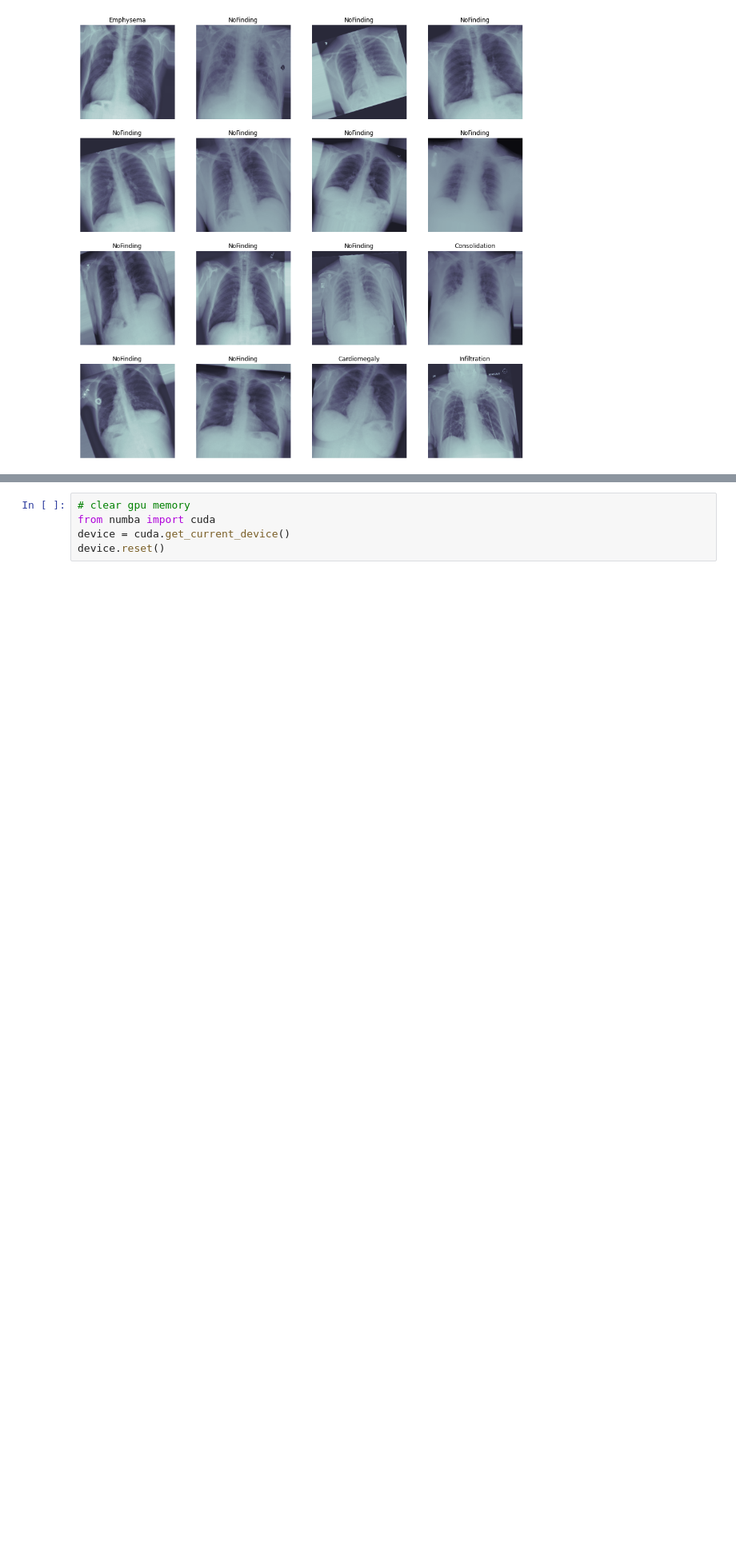
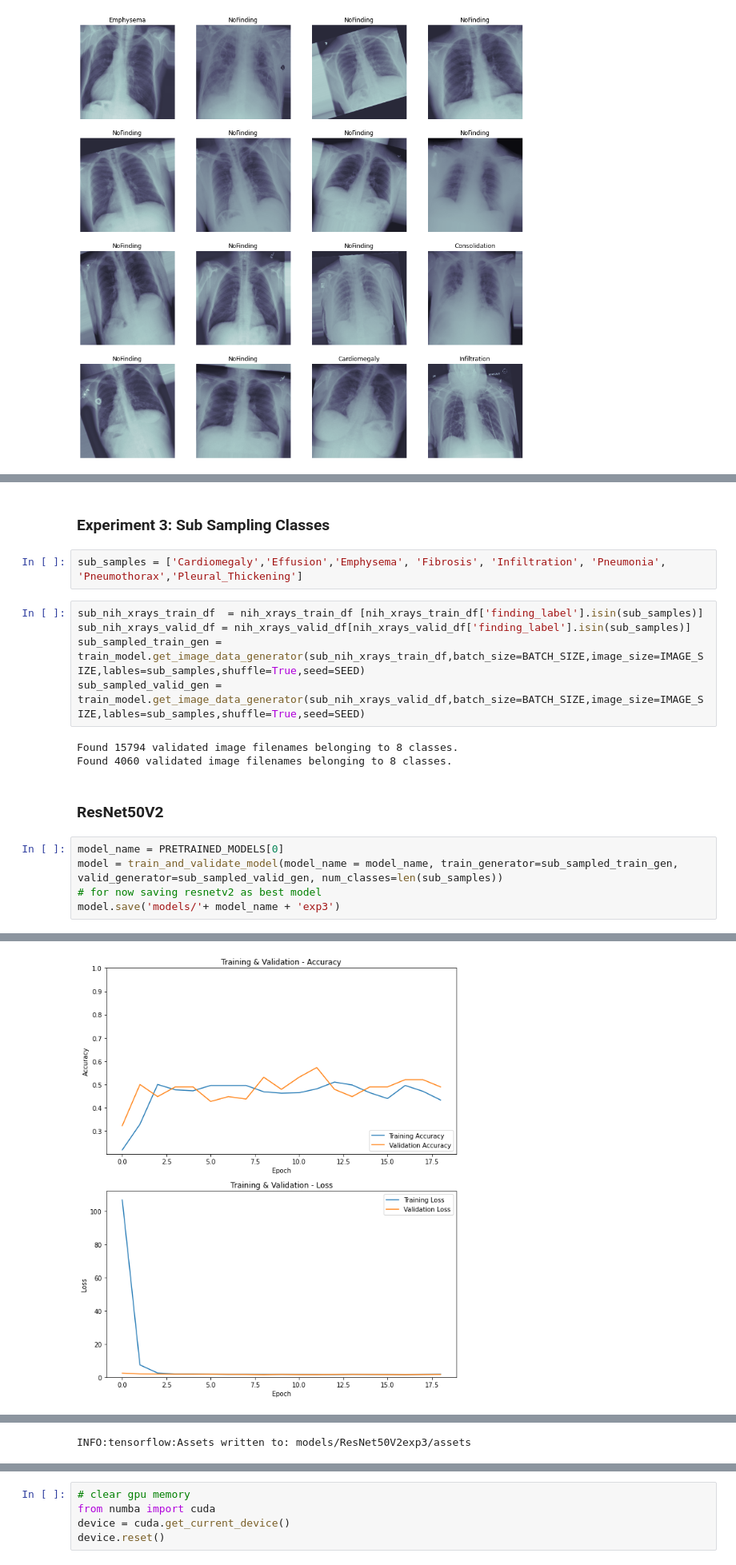
Before and after one commit to jayhombal/covid19-image-detection, a Jupyter notebook: notebooks/COVID-19-Image-Classification-phase1.ipynb, the cells around one changed output, grey strips where cells are left out. Shown: that part at 80% size. Drawn from its saved outputs; the diff is of its cells as text; blank space fills up the shorter version.

```diff
--- a/notebooks/COVID-19-Image-Classification-phase1.ipynb
+++ b/notebooks/COVID-19-Image-Classification-phase1.ipynb
@@ -394,0 +352,20 @@ Fine-Tuned VGG16 Accuracy and Loss plots
+# %% [markdown]
+### Experiment 3: Sub Sampling Classes
+# %%
+sub_samples = ['Cardiomegaly','Effusion','Emphysema', 'Fibrosis', 'Infiltration', 'Pneumonia', 'Pneumothorax','Pleural_Thickening']
+# %%
+sub_nih_xrays_train_df  = nih_xrays_train_df [nih_xrays_train_df['finding_label'].isin(sub_samples)]
+sub_nih_xrays_valid_df = nih_xrays_valid_df[nih_xrays_valid_df['finding_label'].isin(sub_samples)]
+sub_sampled_train_gen = train_model.get_image_data_generator(sub_nih_xrays_train_df,batch_size=BATCH_SIZE,image_size=IMAGE_SIZE,lables=sub_samples,shuffle=True,seed=SEED)
+sub_sampled_valid_gen = train_model.get_image_data_generator(sub_nih_xrays_valid_df,batch_size=BATCH_SIZE,image_size=IMAGE_SIZE,lables=sub_samples,shuffle=True,seed=SEED)
+# %% [output]
+Found 15794 validated image filenames belonging to 8 classes.
+Found 4060 validated image filenames belonging to 8 classes.
+# %% [markdown]
+### ResNet50V2
+# %%
+model_name = PRETRAINED_MODELS[0]
+model = train_and_validate_model(model_name = model_name, train_generator=sub_sampled_train_gen, valid_generator=sub_sampled_valid_gen, num_classes=len(sub_samples))
+# for now saving resnetv2 as best model
+model.save('models/'+ model_name + 'exp3')
+# %% [output]
@@ -394,0 +389 @@ Fine-Tuned VGG16 Accuracy and Loss plots
+[figure, added]
@@ -394,0 +408 @@ Fine-Tuned VGG16 Accuracy and Loss plots
+INFO:tensorflow:Assets written to: models/ResNet50V2exp3/assets
```
Also changed, not shown: parts of 49 cells of this notebook, 7 other files.
